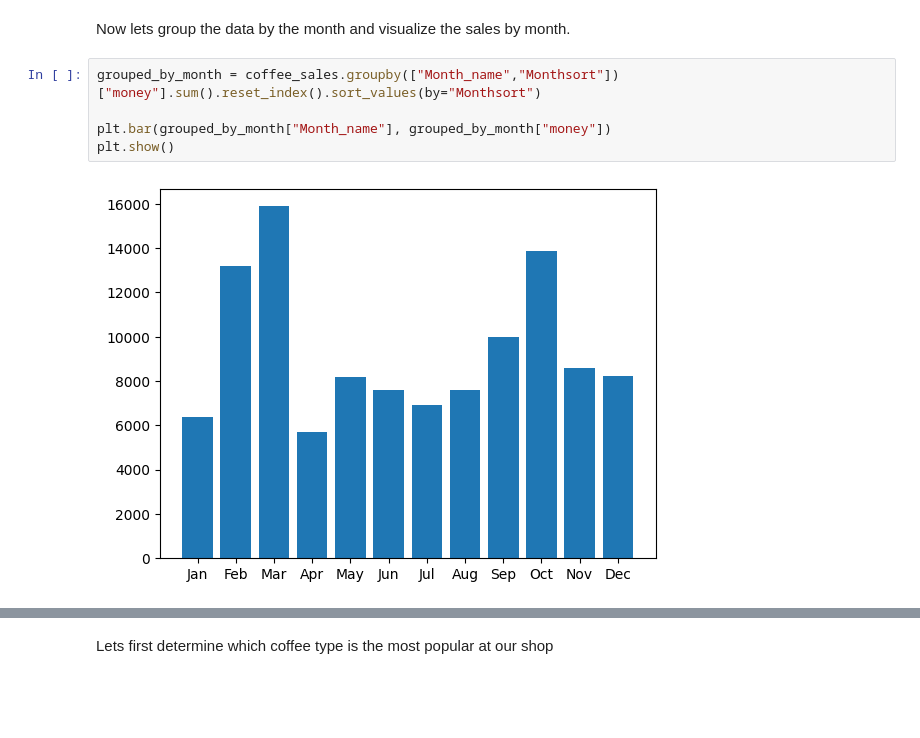
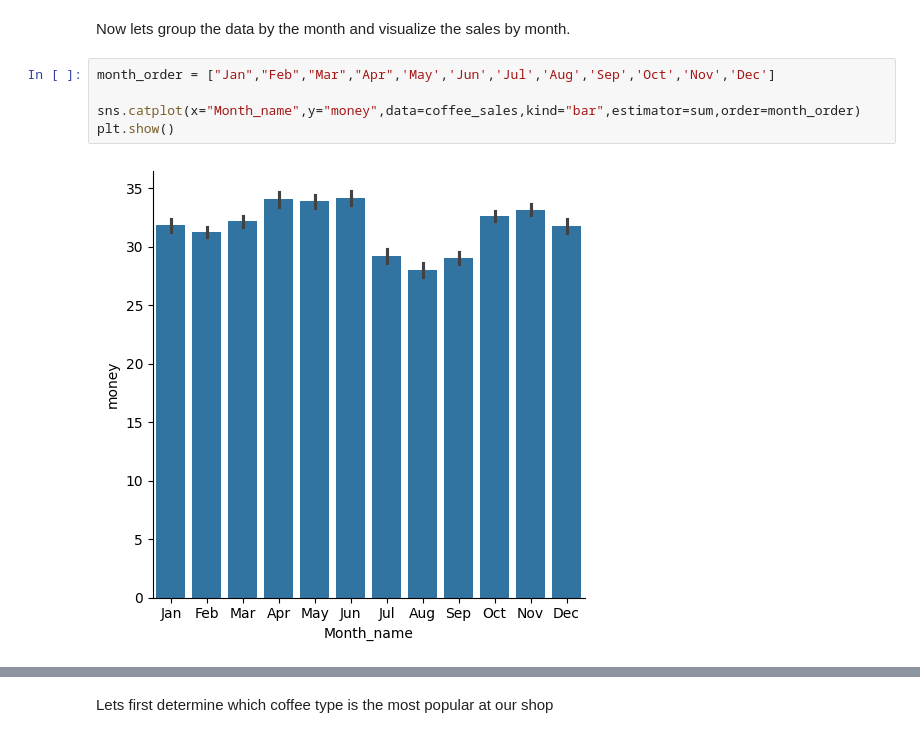
Before and after one commit to Syed-Ahmed02/Coffee-Sales-Visualization, a Jupyter notebook: notebook.ipynb, the cells around one changed output, grey strips where cells are left out. Drawn from its saved outputs; the diff is of its cells as text; blank space fills up the shorter version.

```diff
--- a/notebook.ipynb
+++ b/notebook.ipynb
@@ -45,9 +45,9 @@ dtype: object
 # %% [markdown]
 Now lets group the data by the month and visualize the sales by month.
 # %%
-grouped_by_month = coffee_sales.groupby(["Month_name","Monthsort"])["money"].sum().reset_index().sort_values(by="Monthsort")
+month_order = ["Jan","Feb","Mar","Apr",'May','Jun','Jul','Aug','Sep','Oct','Nov','Dec']
 
-plt.bar(grouped_by_month["Month_name"], grouped_by_month["money"])
+sns.catplot(x="Month_name",y="money",data=coffee_sales,kind="bar",estimator=sum,order=month_order)
 plt.show()
 # %% [output]
-[figure, old version]
+[figure, new version]
```
Also changed, not shown: parts of 3 cells of this notebook.
